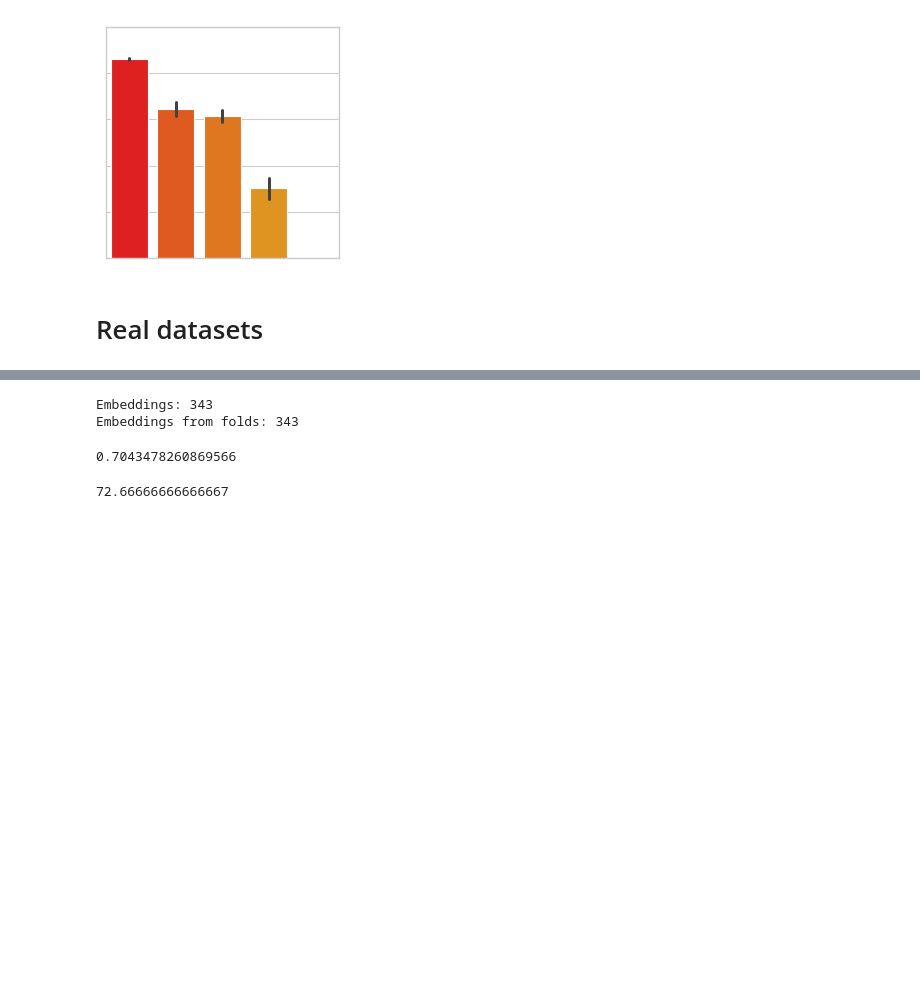
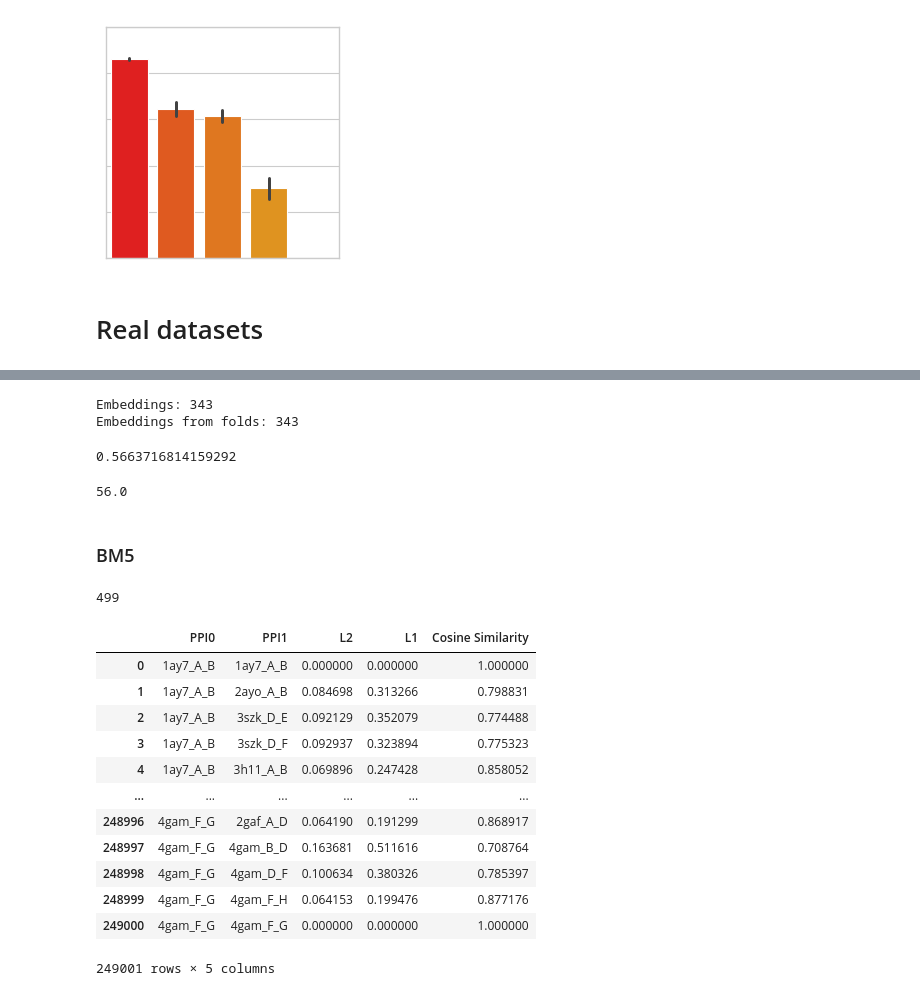
Before and after one commit to anton-bushuiev/PPIRef, a Jupyter notebook: notebooks/revealing_data_leakage_iclr_gem_2024.ipynb, the cells around one changed output, grey strips where cells are left out. Cells and saved outputs as stored; diff of their text form; code cells hidden in the pictures; blank space fills up the shorter version.

```diff
--- a/notebooks/revealing_data_leakage_iclr_gem_2024.ipynb
+++ b/notebooks/revealing_data_leakage_iclr_gem_2024.ipynb
@@ -377,9 +402,9 @@ path_emb = Path(PPIREF_DATA_DIR / 'skempi2/clustering/idist_emb_skempi2_cleaned_
 path_emb = Path(path_emb)
 df_emb = pd.read_csv(path_emb, index_col=0)
 
-ppi_ids_train = read_fold(path, '1+2', full_paths=False)
+ppi_ids_train = read_fold(path, '1+0', full_paths=False)
 # ppi_ids_train = [x.split('_')[0].lower() + '_' + x.split('_', 1)[1] for x in ppi_ids_train]
-ppi_ids_test = read_fold(path, '0', full_paths=False)
+ppi_ids_test = read_fold(path, '2', full_paths=False)
 # ppi_ids_test = [x.split('_')[0].lower() + '_' + x.split('_', 1)[1] for x in ppi_ids_test]
 
 print('Embeddings:', len(df_emb))
@@ -389,7 +414,7 @@ print('Embeddings from folds:', len(df_emb.dropna()))
 df_emb_train = df_emb.loc[ppi_ids_train]
 df_emb_test = df_emb.loc[ppi_ids_test]
 
-idist = IDist()
+idist = IDist(near_duplicate_threshold=0.03)
 idist.read_embeddings(df_emb_train, dropna=True)
 
 df_emb_test = df_emb_test.replace(np.nan, 0.0)
@@ -402,8 +427,36 @@ n_leaks
 # %% [output]
 Embeddings: 343
 Embeddings from folds: 343
-0.7043478260869566
+0.5663716814159292
-# %%
-(70 + 78 + 70) / 3
-# %% [output]
-72.66666666666667
+# %%
+(57 + 57 + 54) / 3
+# %% [output]
+56.0
+# %% [markdown]
+### BM5
+# %%
+# Use all extracted interfaces from DB5.5, the source of BM5 structures
+ppi_dir_db5 = PPIREF_DATA_DIR / 'db5/ppi_6A'
+ppi_paths_db5 = list(ppi_dir_db5.rglob('*.pdb'))
+len(ppi_paths_db5)
+# %% [output]
+499
+# %%
+# Compare pairwise with iDist
+idist = IDist()
+df_idist = idist.compare_all_against_all(ppi_paths_db5, ppi_paths_db5)
+df_idist
+# %% [output]
+|  | PPI0 | PPI1 | L2 | L1 | Cosine Similarity |
+| 0 | 1ay7_A_B | 1ay7_A_B | 0.000000 | 0.000000 | 1.000000 |
+| 1 | 1ay7_A_B | 2ayo_A_B | 0.084698 | 0.313266 | 0.798831 |
+| 2 | 1ay7_A_B | 3szk_D_E | 0.092129 | 0.352079 | 0.774488 |
+| 3 | 1ay7_A_B | 3szk_D_F | 0.092937 | 0.323894 | 0.775323 |
+| 4 | 1ay7_A_B | 3h11_A_B | 0.069896 | 0.247428 | 0.858052 |
+| ... | ... | ... | ... | ... | ... |
+| 248996 | 4gam_F_G | 2gaf_A_D | 0.064190 | 0.191299 | 0.868917 |
+| 248997 | 4gam_F_G | 4gam_B_D | 0.163681 | 0.511616 | 0.708764 |
+| 248998 | 4gam_F_G | 4gam_D_F | 0.100634 | 0.380326 | 0.785397 |
+| 248999 | 4gam_F_G | 4gam_F_H | 0.064153 | 0.199476 | 0.877176 |
+| 249000 | 4gam_F_G | 4gam_F_G | 0.000000 | 0.000000 | 1.000000 |
+249001 rows × 5 columns
```
Also changed, not shown: parts of 5 cells of this notebook.
